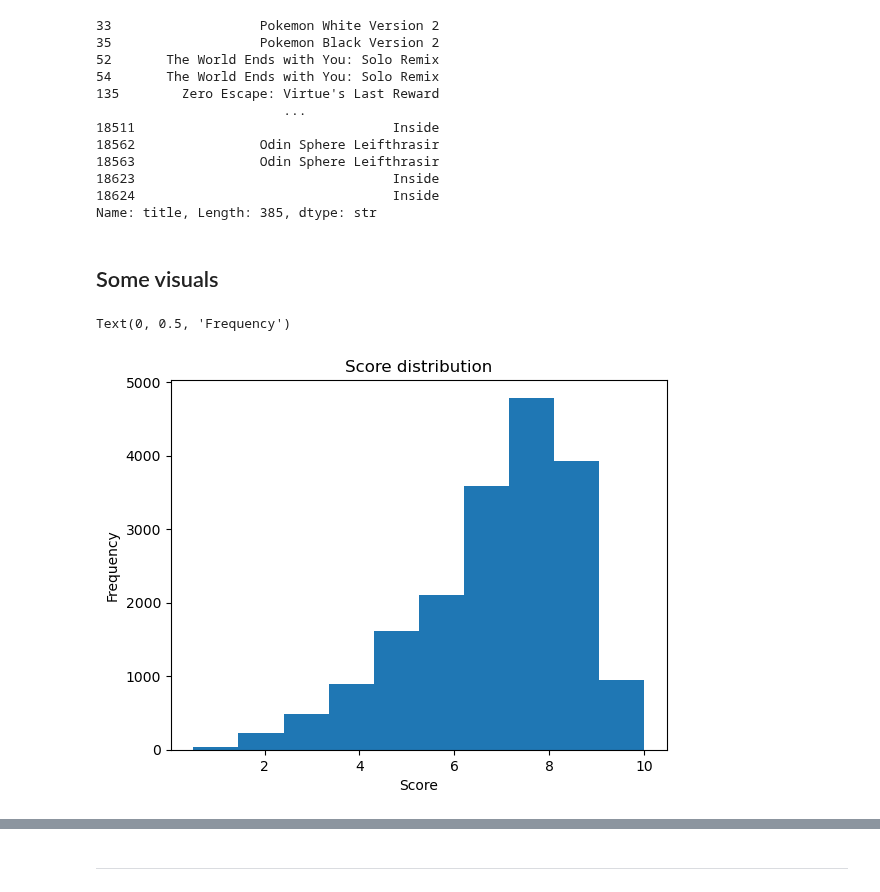
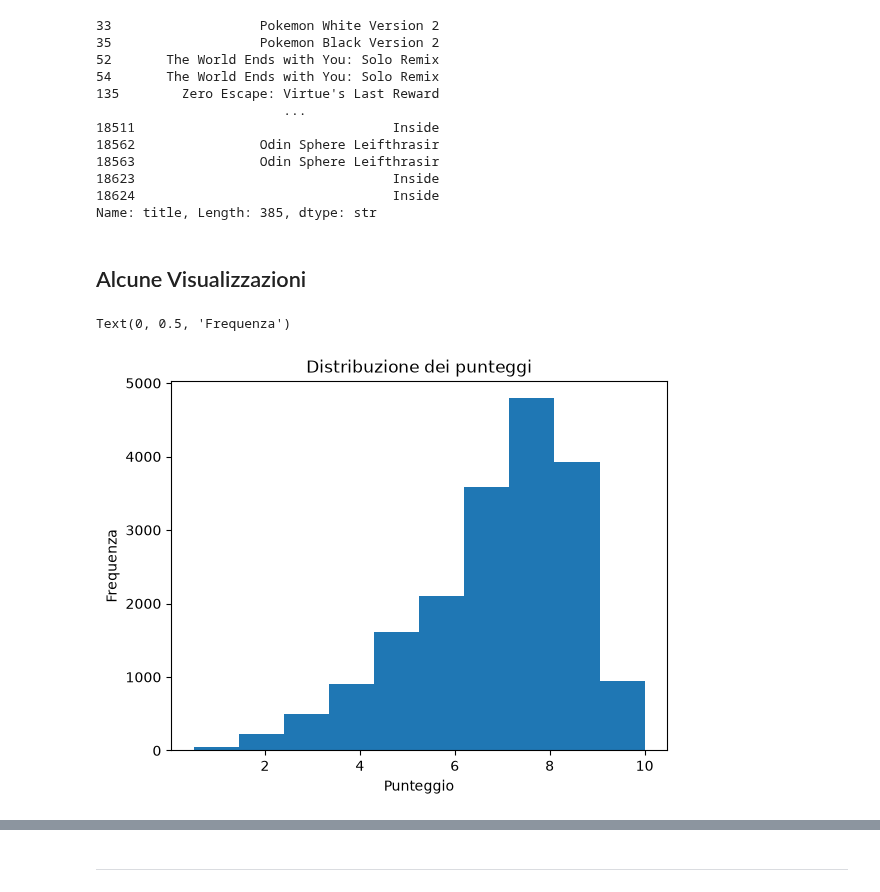
Before and after one commit to s266112/Machine-Learning, a Jupyter notebook: Tutorati/Tut 1 - 1_10_2026/2. Intro_to_pandas.ipynb, the cells around one changed output, grey strips where cells are left out. Drawn from its saved outputs; the diff is of its cells as text; code cells hidden in the pictures.

```diff
--- a/Tutorati/Tut 1 - 1_10_2026/2. Intro_to_pandas.ipynb
+++ b/Tutorati/Tut 1 - 1_10_2026/2. Intro_to_pandas.ipynb
@@ -232,20 +232,20 @@ print(cool_games)
 18624                                 Inside
 Name: title, Length: 385, dtype: str
 # %% [markdown]
-## Some visuals
+## Alcune Visualizzazioni
 # %%
 #!pip install matplotlib
 # %%
 import matplotlib.pyplot as plt
 # %%
-# histogram
-plt.title('Score distribution')
+# Istogramma
+plt.title('Distribuzione dei punteggi')
 _ = plt.hist(reviews["score"])
-plt.xlabel('Score')
-plt.ylabel('Frequency')
+plt.xlabel('Punteggio')
+plt.ylabel('Frequenza')
 # %% [output]
-Text(0, 0.5, 'Frequency')
+Text(0, 0.5, 'Frequenza')
-[figure, old version]
+[figure, new version]
 # %%
 counts_per_genre = reviews['score_phrase'].value_counts()
 plt.bar(counts_per_genre.index, counts_per_genre)
```
Also changed, not shown: parts of 26 cells of this notebook.
